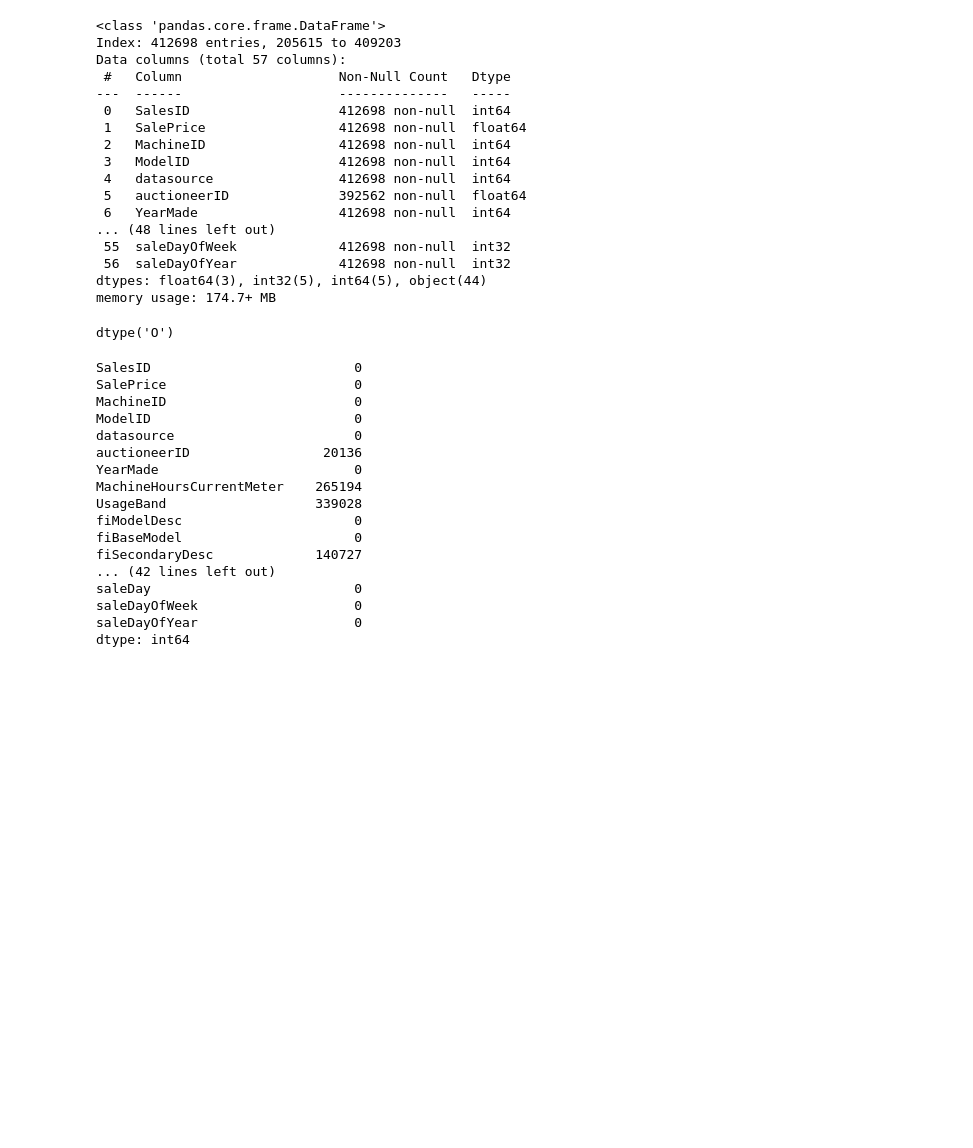
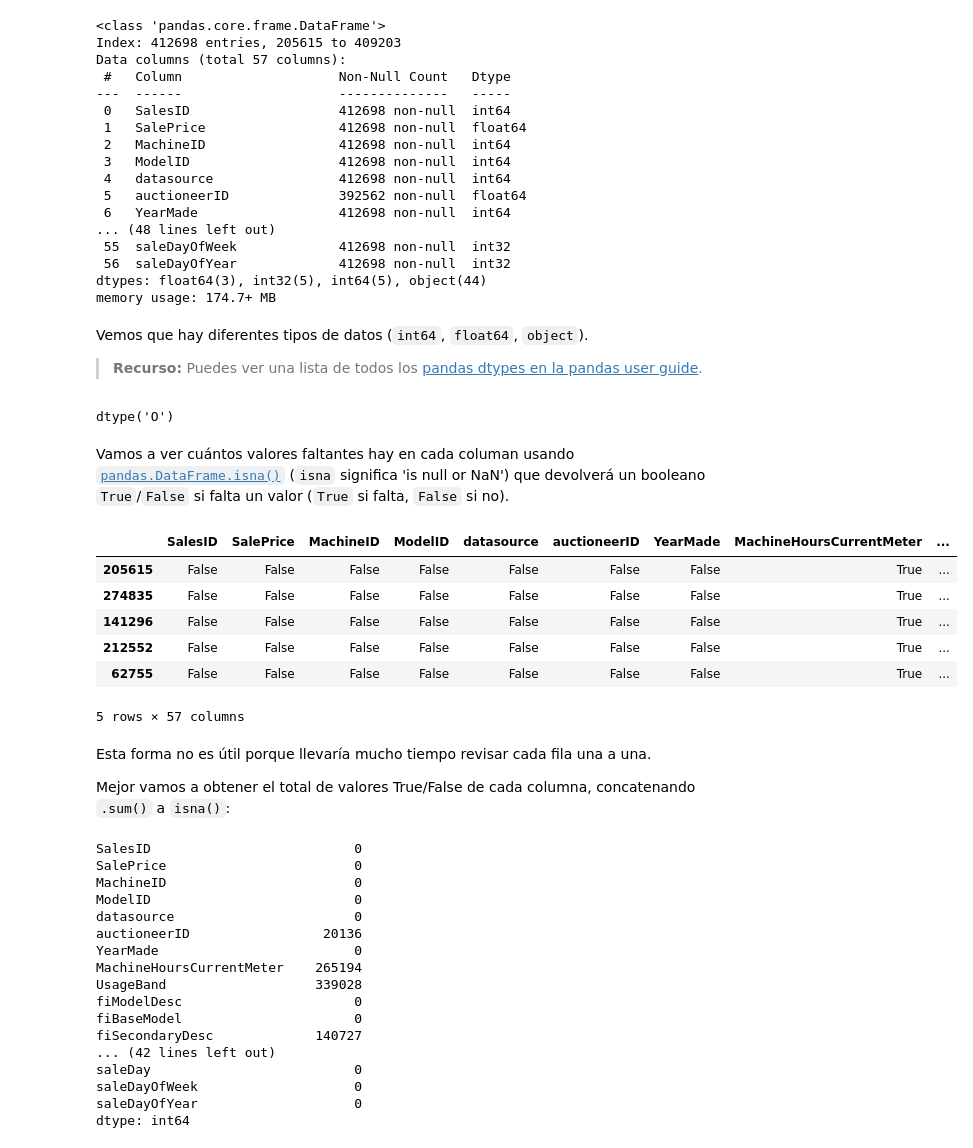
Before and after one commit to rociobenitez/AI-ML-DataScience-Bootcamp, a Jupyter notebook: notebooks/5-structured-data-projects/bluebook-bulldozer-price-regression.ipynb, the cells around one changed output. Drawn from its saved outputs; the diff is of its cells as text; code cells hidden in the pictures; blank space fills up the shorter version.

```diff
--- a/notebooks/5-structured-data-projects/bluebook-bulldozer-price-regression.ipynb
+++ b/notebooks/5-structured-data-projects/bluebook-bulldozer-price-regression.ipynb
@@ -401,10 +489,30 @@ Data columns (total 57 columns):
  56  saleDayOfYear             412698 non-null  int32
 dtypes: float64(3), int32(5), int64(5), object(44)
 memory usage: 174.7+ MB
+# %% [markdown]
+Vemos que hay diferentes tipos de datos (`int64`, `float64`, `object`).
+
+> **Recurso:** Puedes ver una lista de todos los [pandas dtypes en la pandas user guide](https://pandas.pydata.org/docs/user_guide/basics.html#dtypes).
 # %%
 df_tmp["UsageBand"].dtype
 # %% [output]
 dtype('O')
+# %% [markdown]
+Vamos a ver cuántos valores faltantes hay en cada columan usando [`pandas.DataFrame.isna()`](https://pandas.pydata.org/docs/reference/api/pandas.DataFrame.isna.html) (`isna` significa 'is null or NaN') que devolverá un booleano `True`/`False` si falta un valor (`True` si falta, `False` si no).
+# %%
+df_tmp.head().isna()
+# %% [output]
+|  | SalesID | SalePrice | MachineID | ModelID | datasource | auctioneerID | YearMade | MachineHoursCurrentMeter | ... |
+| 205615 | False | False | False | False | False | False | False | True | ... |
+| 274835 | False | False | False | False | False | False | False | True | ... |
+| 141296 | False | False | False | False | False | False | False | True | ... |
+| 212552 | False | False | False | False | False | False | False | True | ... |
+| 62755 | False | False | False | False | False | False | False | True | ... |
+5 rows × 57 columns
+# %% [markdown]
+Esta forma no es útil porque llevaría mucho tiempo revisar cada fila una a una.
+
+Mejor vamos a obtener el total de valores True/False de cada columna, concatenando `.sum()` a `isna()`:
 # %%
 df_tmp.isna().sum()
 # %% [output]
```
Also changed, not shown: parts of 95 cells of this notebook.
